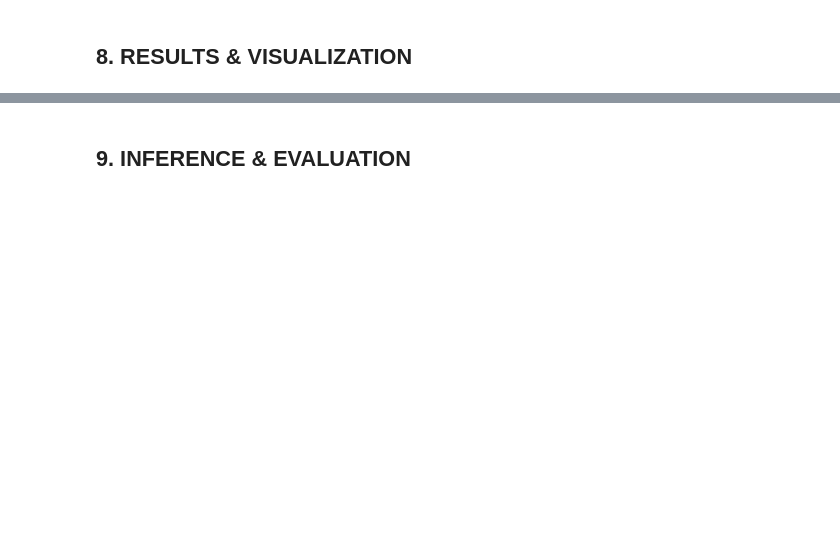
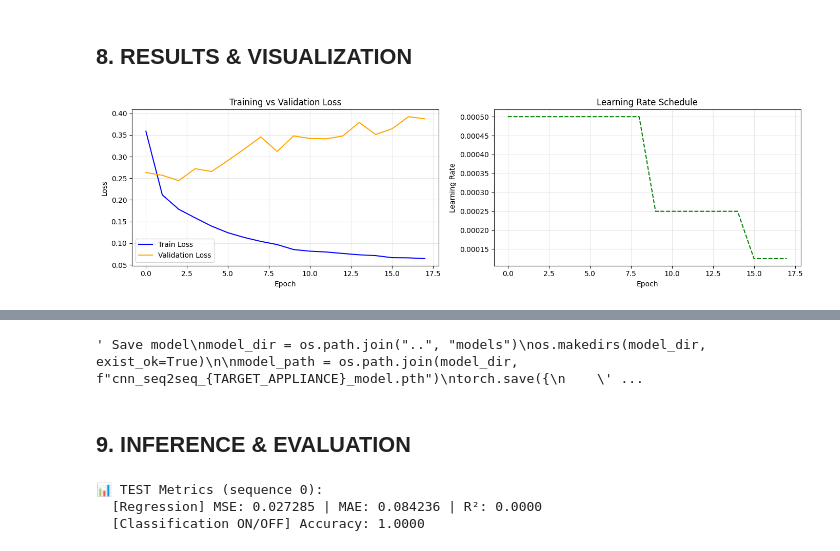
Before and after one commit to Thetommigun432/MTS3-MCTE-Team-Project-Energy-G1, a Jupyter notebook: model_exploration/5_Model_CNN_Seq2Seq.ipynb, the cells around one changed output, grey strips where cells are left out. Saved outputs shown, nothing was run; the diff lists cells and outputs as text; code cells hidden in the pictures; blank space fills up the shorter version.

```diff
--- a/model_exploration/5_Model_CNN_Seq2Seq.ipynb
+++ b/model_exploration/5_Model_CNN_Seq2Seq.ipynb
@@ -213,3 +301,25 @@ plt.show()
 # %% [markdown]
 ## 5. MODEL DEFINITION - CNN Seq2Seq
+# %%
+import torch
+import torch.nn as nn
+
+class SimpleAttention(nn.Module):
+    def __init__(self, feature_dim):
+        super(SimpleAttention, self).__init__()
+        # feature_dim must match the channels at that point (e.g., 192 or 384)
+        self.attn = nn.MultiheadAttention(embed_dim=feature_dim, num_heads=8, batch_first=True)
+        self.norm = nn.LayerNorm(feature_dim)
+
+    def forward(self, x):
+        # x shape: (Batch, Channels, Length) -> transform for attention
+        x = x.transpose(1, 2) # Becomes (Batch, Length, Channels)
+
+        # Self-attention: query, key e value sono lo stesso input
+        attn_output, _ = self.attn(x, x, x)
+
+        # Residual connection and Normalization
+        x = self.norm(x + attn_output)
+
+        return x.transpose(1, 2) # Back to (Batch, Channels, Length)
 # %%
@@ -292,9 +451,18 @@ print("  - ReLU output (valori >= 0)")
 ## 6. DATA PREPARATION FOR TRAINING
 # %%
 class EnergyDataset(Dataset):
-    def __init__(self, X, y, augment=False, noise_std=0.01):
+    def __init__(self, X, y, device=None, augment=False, noise_std=0.01):
+        # Convert to tensor
         self.X = torch.FloatTensor(X)
         self.y = torch.FloatTensor(y)
+
+        # Move to GPU (device) if specified - optimization for small/medium datasets
+        if device is not None:
+            self.X = self.X.to(device)
+            self.y = self.y.to(device)
+            print(f"Dataset loaded on {device}")
+
+        self.device = device
         self.augment = augment
         self.noise_std = noise_std
 
@@ -304,9 +472,10 @@ class EnergyDataset(Dataset):
     def __getitem__(self, idx):
         x = self.X[idx]
         if self.augment and self.noise_std > 0:
+            # Generate noise on the same device as the data
             noise = torch.randn_like(x) * self.noise_std
             x = torch.clamp(x + noise, 0.0, 1.0)
         return x, self.y[idx]
 
-print("✓ EnergyDataset definito (opz. noise augmentation)")
+print("✓ EnergyDataset defined (GPU transfer support)")
 # %% [output]
@@ -456,27 +1120,29 @@ print(f"\n✓ Training completato! Best validation loss: {best_val_loss:.6f}")
 # %% [markdown]
 ## 8. RESULTS & VISUALIZATION
 # %%
-# Plot training e validation loss
+# Plot training and validation loss
 fig, axes = plt.subplots(1, 2, figsize=(14, 4))
 
 # Loss
 axes[0].plot(train_losses, label='Train Loss', color='blue')
 axes[0].plot(val_losses, label='Validation Loss', color='orange')
-axes[0].set_xlabel('Epoca')
+axes[0].set_xlabel('Epoch')
 axes[0].set_ylabel('Loss')
 axes[0].set_title('Training vs Validation Loss')
 axes[0].legend()
 axes[0].grid(True, alpha=0.3)
 
 # Learning Rate
 axes[1].plot(lr_history, linestyle='--', color='green', label='Learning Rate')
-axes[1].set_xlabel('Epoca')
+axes[1].set_xlabel('Epoch')
 axes[1].set_ylabel('Learning Rate')
 axes[1].set_title('Learning Rate Schedule')
 axes[1].grid(True, alpha=0.3)
 
 plt.tight_layout()
 plt.show()
 
 print(f"Train Loss: {train_losses[0]:.4f} → {train_losses[-1]:.4f}")
 print(f"Val Loss: {val_losses[0]:.4f} → {val_losses[-1]:.4f} (best: {best_val_loss:.4f})")
+# %% [output]
+[figure, added]
@@ -483,5 +1151,5 @@ print(f"Val Loss: {val_losses[0]:.4f} → {val_losses[-1]:.4f} (best: {best_val_
 # %%
-""" Salva il modello
+""" Save model
 model_dir = os.path.join("..", "models")
 os.makedirs(model_dir, exist_ok=True)
 
@@ -499,27 +1167,41 @@ torch.save({
     'val_losses': val_losses,
     'best_val_loss': best_val_loss
 }, model_path)
-print(f"✓ Modello salvato: {model_path}")
+print(f"✓ Model saved: {model_path}")
 """
+# %% [output]
+' Save model\nmodel_dir = os.path.join("..", "models")\nos.makedirs(model_dir, exist_ok=True)\n\nmodel_path = os.path.join(model_dir, f"cnn_seq2seq_{TARGET_APPLIANCE}_model.pth")\ntorch.save({\n    \' ...
 # %% [markdown]
 ## 9. INFERENCE & EVALUATION
 # %%
-# Valutazione su TEST SET
-from sklearn.metrics import mean_squared_error, mean_absolute_error, r2_score
+# Evaluation on TEST SET
+from sklearn.metrics import mean_squared_error, mean_absolute_error, r2_score, accuracy_score
 
 model.eval()
-test_idx = 5000  # Sequenza di test da visualizzare
+test_idx = 0  # Test sequence to visualize
 
 with torch.no_grad():
     inp = torch.FloatTensor(X_test[test_idx]).unsqueeze(0).to(device)
-    pred = model(inp).cpu().numpy().squeeze()
+    pred_power, pred_status = model(inp)
+    pred = pred_power.cpu().numpy().squeeze()
+    pred_status_prob = torch.sigmoid(pred_status).cpu().numpy().squeeze()
     actual = y_test[test_idx].squeeze()
+    actual_status = (actual > ON_THRESHOLD).astype(float)
 
-# Calcola metriche
+# Calculate regression metrics
 mse = mean_squared_error(actual, pred)
 mae = mean_absolute_error(actual, pred)
 r2 = r2_score(actual, pred)
 
-print(f"📊 Metriche TEST (sequenza {test_idx}):")
-print(f"  MSE: {mse:.6f} | MAE: {mae:.6f} | R²: {r2:.4f}")
+# Calculate classification metrics
+pred_status_binary = (pred_status_prob > 0.5).astype(float)
+status_acc = accuracy_score(actual_status, pred_status_binary)
+
+print(f"📊 TEST Metrics (sequence {test_idx}):")
+print(f"  [Regression] MSE: {mse:.6f} | MAE: {mae:.6f} | R²: {r2:.4f}")
+print(f"  [Classification ON/OFF] Accuracy: {status_acc:.4f}")
+# %% [output]
+📊 TEST Metrics (sequence 0):
+  [Regression] MSE: 0.027285 | MAE: 0.084236 | R²: 0.0000
+  [Classification ON/OFF] Accuracy: 1.0000
 # %%
```
Also changed, not shown: parts of 26 cells of this notebook, 9 other files.
